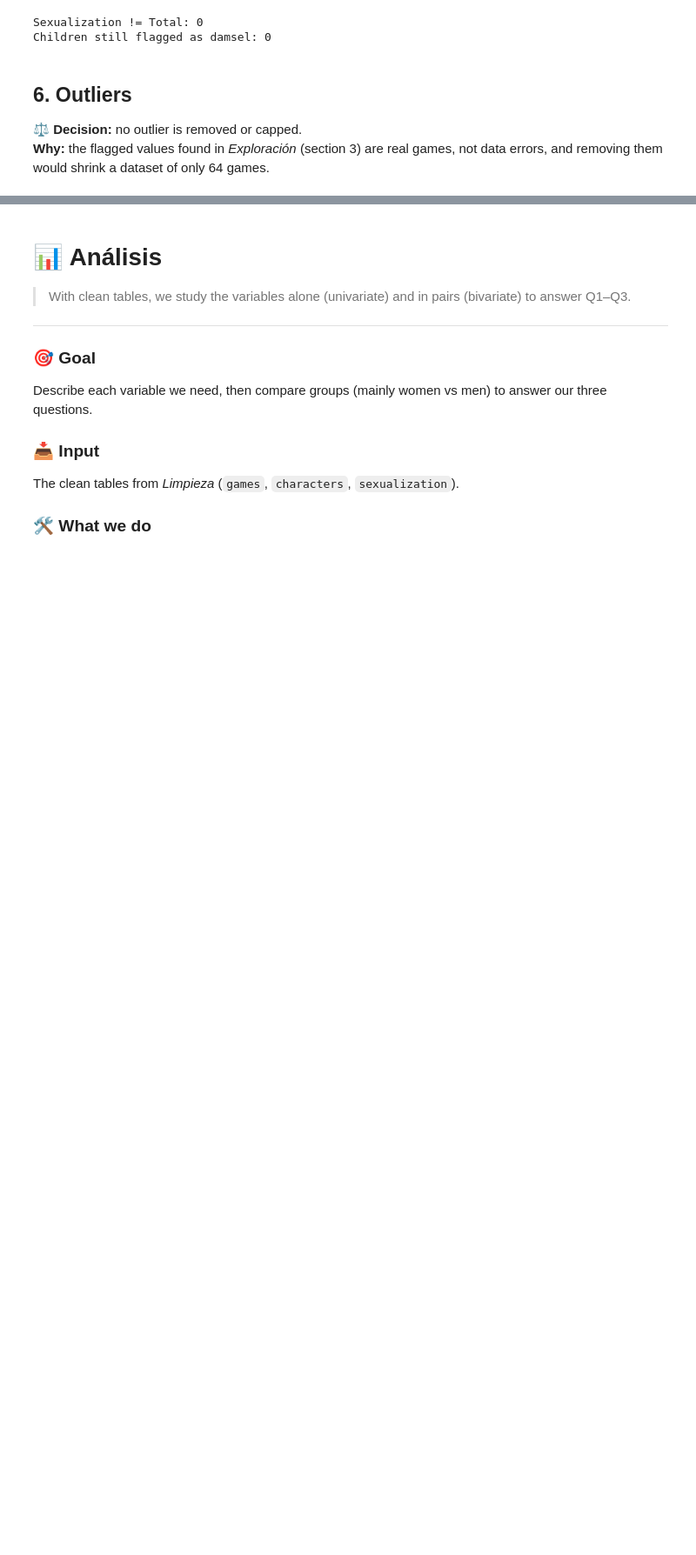
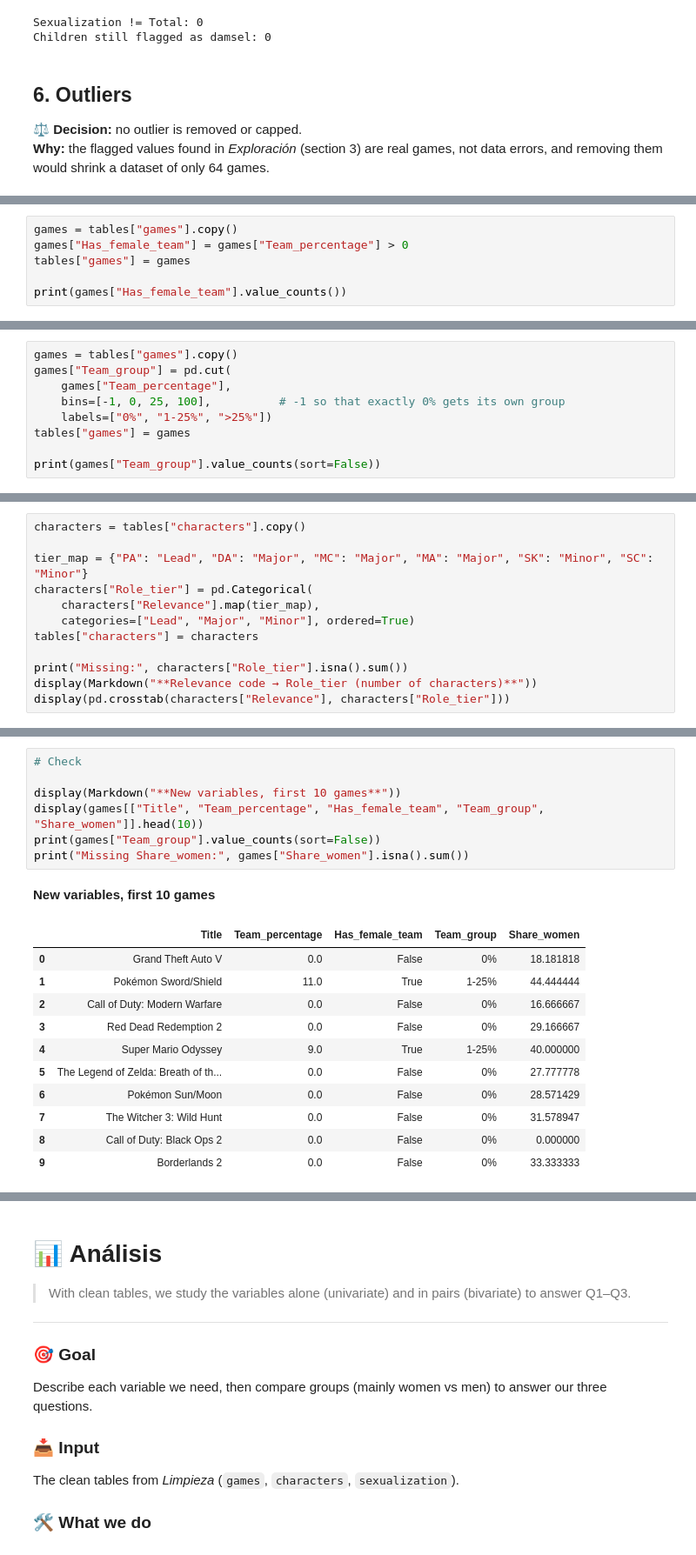
Before and after one commit to IA-P1-BCN/EDA_Manon, a Jupyter notebook: Gender Representation in Video Games.ipynb, the cells around one changed output, grey strips where cells are left out. Shown at 87% size. Cells and saved outputs as stored; diff of their text form; blank space fills up the shorter version.

```diff
--- a/Gender Representation in Video Games.ipynb
+++ b/Gender Representation in Video Games.ipynb
@@ -771,0 +799,6 @@ Children still flagged as damsel: 0
+# %%
+games = tables["games"].copy()
+games["Has_female_team"] = games["Team_percentage"] > 0
+tables["games"] = games
+
+print(games["Has_female_team"].value_counts())
@@ -771,0 +810,9 @@ Children still flagged as damsel: 0
+# %%
+games = tables["games"].copy()
+games["Team_group"] = pd.cut(
+    games["Team_percentage"],
+    bins=[-1, 0, 25, 100],          # -1 so that exactly 0% gets its own group
+    labels=["0%", "1-25%", ">25%"])
+tables["games"] = games
+
+print(games["Team_group"].value_counts(sort=False))
@@ -771,0 +830,12 @@ Children still flagged as damsel: 0
+# %%
+characters = tables["characters"].copy()
+
+tier_map = {"PA": "Lead", "DA": "Major", "MC": "Major", "MA": "Major", "SK": "Minor", "SC": "Minor"}
+characters["Role_tier"] = pd.Categorical(
+    characters["Relevance"].map(tier_map),
+    categories=["Lead", "Major", "Minor"], ordered=True)
+tables["characters"] = characters
+
+print("Missing:", characters["Role_tier"].isna().sum())
+display(Markdown("**Relevance code → Role_tier (number of characters)**"))
+display(pd.crosstab(characters["Relevance"], characters["Role_tier"]))
@@ -771,0 +870,20 @@ Children still flagged as damsel: 0
+# %%
+# Check
+
+display(Markdown("**New variables, first 10 games**"))
+display(games[["Title", "Team_percentage", "Has_female_team", "Team_group", "Share_women"]].head(10))
+print(games["Team_group"].value_counts(sort=False))
+print("Missing Share_women:", games["Share_women"].isna().sum())
+# %% [output]
+**New variables, first 10 games**
+|  | Title | Team_percentage | Has_female_team | Team_group | Share_women |
+| 0 | Grand Theft Auto V | 0.0 | False | 0% | 18.181818 |
+| 1 | Pokémon Sword/Shield | 11.0 | True | 1-25% | 44.444444 |
+| 2 | Call of Duty: Modern Warfare | 0.0 | False | 0% | 16.666667 |
+| 3 | Red Dead Redemption 2 | 0.0 | False | 0% | 29.166667 |
+| 4 | Super Mario Odyssey | 9.0 | True | 1-25% | 40.000000 |
+| 5 | The Legend of Zelda: Breath of th... | 0.0 | False | 0% | 27.777778 |
+| 6 | Pokémon Sun/Moon | 0.0 | False | 0% | 28.571429 |
+| 7 | The Witcher 3: Wild Hunt | 0.0 | False | 0% | 31.578947 |
+| 8 | Call of Duty: Black Ops 2 | 0.0 | False | 0% | 0.000000 |
+| 9 | Borderlands 2 | 0.0 | False | 0% | 33.333333 |
```
Also changed, not shown: parts of 27 cells of this notebook.
